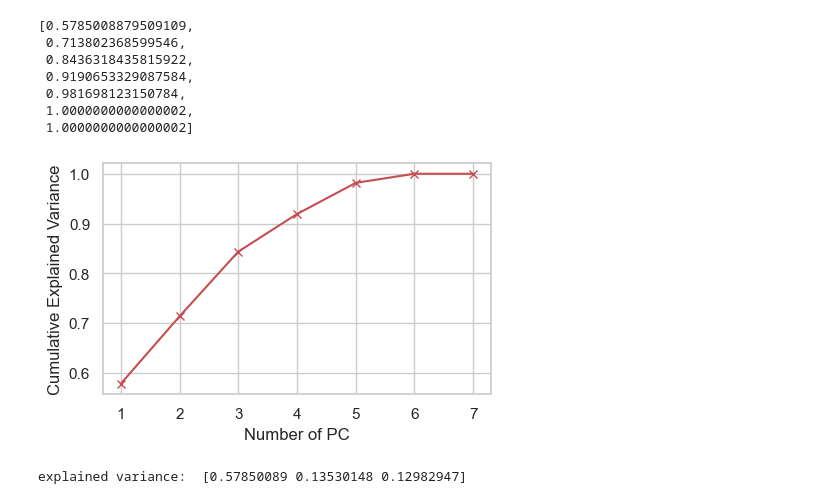
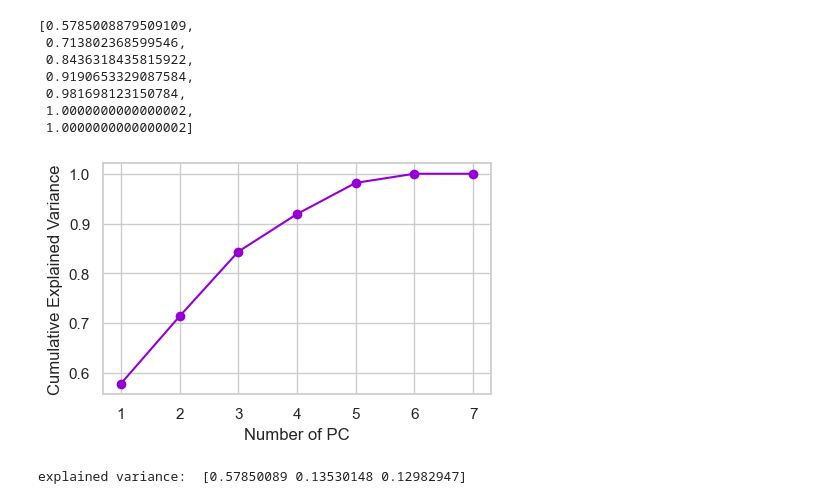
Before and after one commit to alessiasanfelici/Social_Research_Project, a Jupyter notebook: Alchool and Happiness.ipynb, the cells around one changed output. Cells and saved outputs as stored; diff of their text form; code cells hidden in the pictures.

```diff
--- a/Alchool and Happiness.ipynb
+++ b/Alchool and Happiness.ipynb
@@ -360,13 +360,13 @@ sum_variance #cumulative variance
 # %%
 #graph that represents the cumulative variance explained by the different numbers of components
 plt.figure(figsize = (5, 3))
-plt.plot(range(1, 8), sum_variance, "rx-")
+plt.plot(range(1, 8), sum_variance, color = "darkviolet", marker = "o")
 plt.xlabel("Number of PC")
 plt.ylabel("Cumulative Explained Variance")
 plt.xticks(list(range(1, 8)))
 plt.show()
 # %% [output]
-[figure, old version]
+[figure, new version]
 # %%
 n_components = 3
 pca = PCA(n_components = n_components)
```
Also changed, not shown: parts of 4 cells of this notebook.
